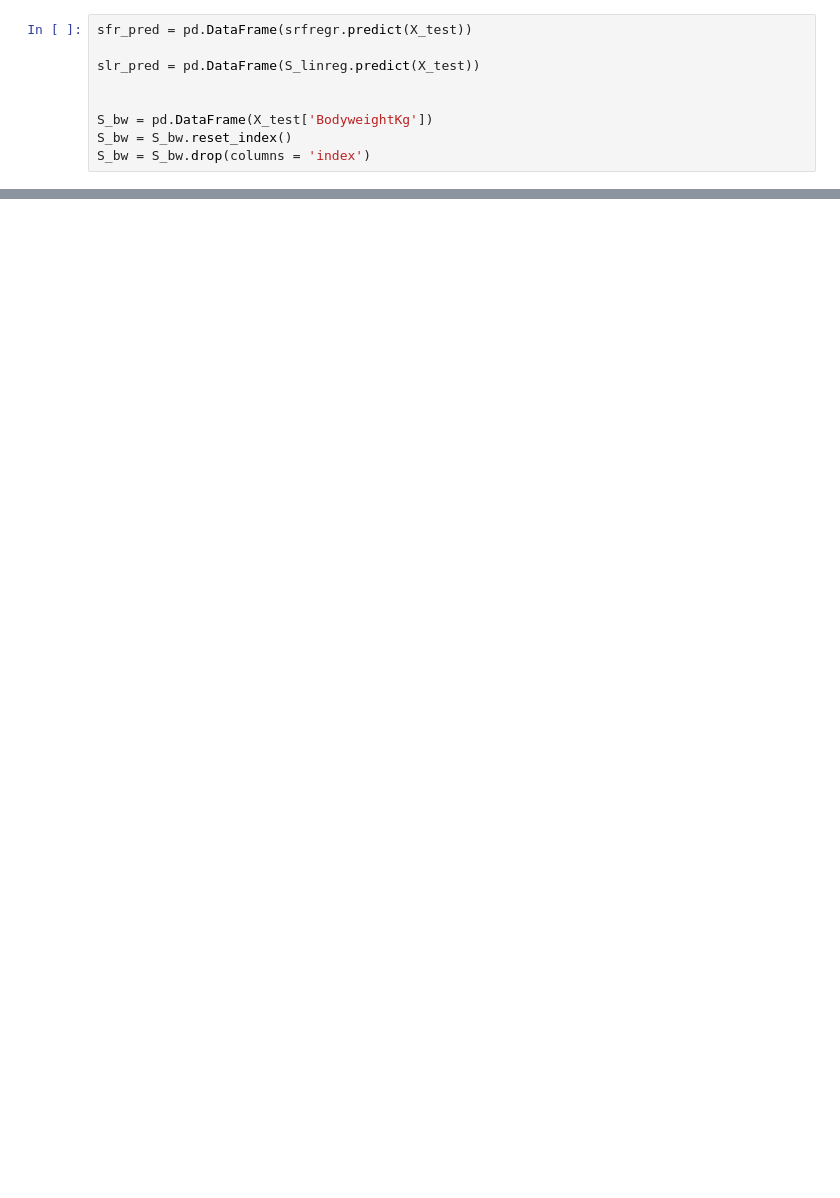
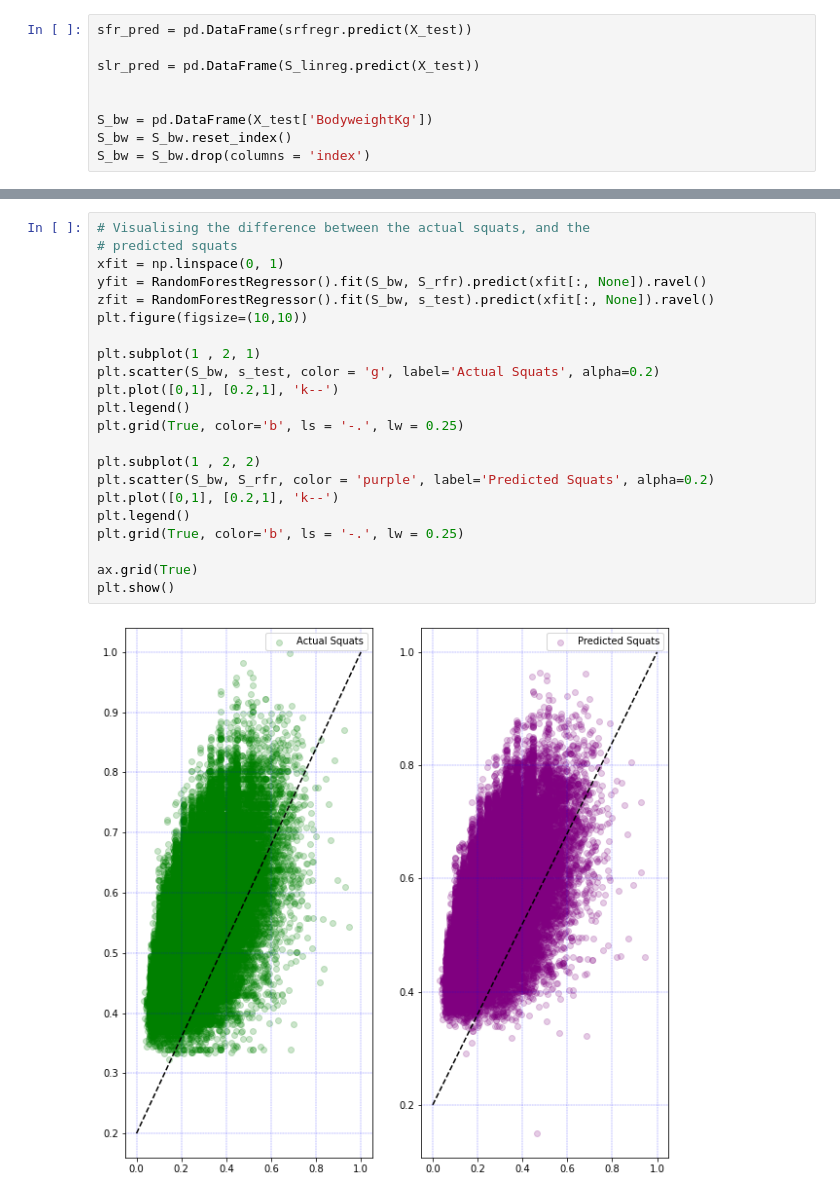
Before and after one commit to SerRichard/powerliftingrepo, a Jupyter notebook: Predicting lifts[Regression Comp].ipynb, the cells around one changed output, grey strips where cells are left out. Cells and saved outputs as stored; diff of their text form; blank space fills up the shorter version.

```diff
--- a/Predicting lifts[Regression Comp].ipynb
+++ b/Predicting lifts[Regression Comp].ipynb
@@ -339,3 +353,27 @@ plt.show()
+# %%
+# Visualising the difference between the actual squats, and the
+# predicted squats
+xfit = np.linspace(0, 1)
+yfit = RandomForestRegressor().fit(S_bw, S_rfr).predict(xfit[:, None]).ravel()
+zfit = RandomForestRegressor().fit(S_bw, s_test).predict(xfit[:, None]).ravel()
+plt.figure(figsize=(10,10))
+
+plt.subplot(1 , 2, 1)
+plt.scatter(S_bw, s_test, color = 'g', label='Actual Squats', alpha=0.2)
+plt.plot([0,1], [0.2,1], 'k--')
+plt.legend()
+plt.grid(True, color='b', ls = '-.', lw = 0.25)
+
+plt.subplot(1 , 2, 2)
+plt.scatter(S_bw, S_rfr, color = 'purple', label='Predicted Squats', alpha=0.2)
+plt.plot([0,1], [0.2,1], 'k--')
+plt.legend()
+plt.grid(True, color='b', ls = '-.', lw = 0.25)
+
+ax.grid(True)
+plt.show()
+# %% [output]
+[figure, added]
 # %%
 training_sizes = [1, 500, 2000, 5000, 7500, 10000, 15000, 19000]
 
```
Also changed, not shown: parts of 23 cells of this notebook.
